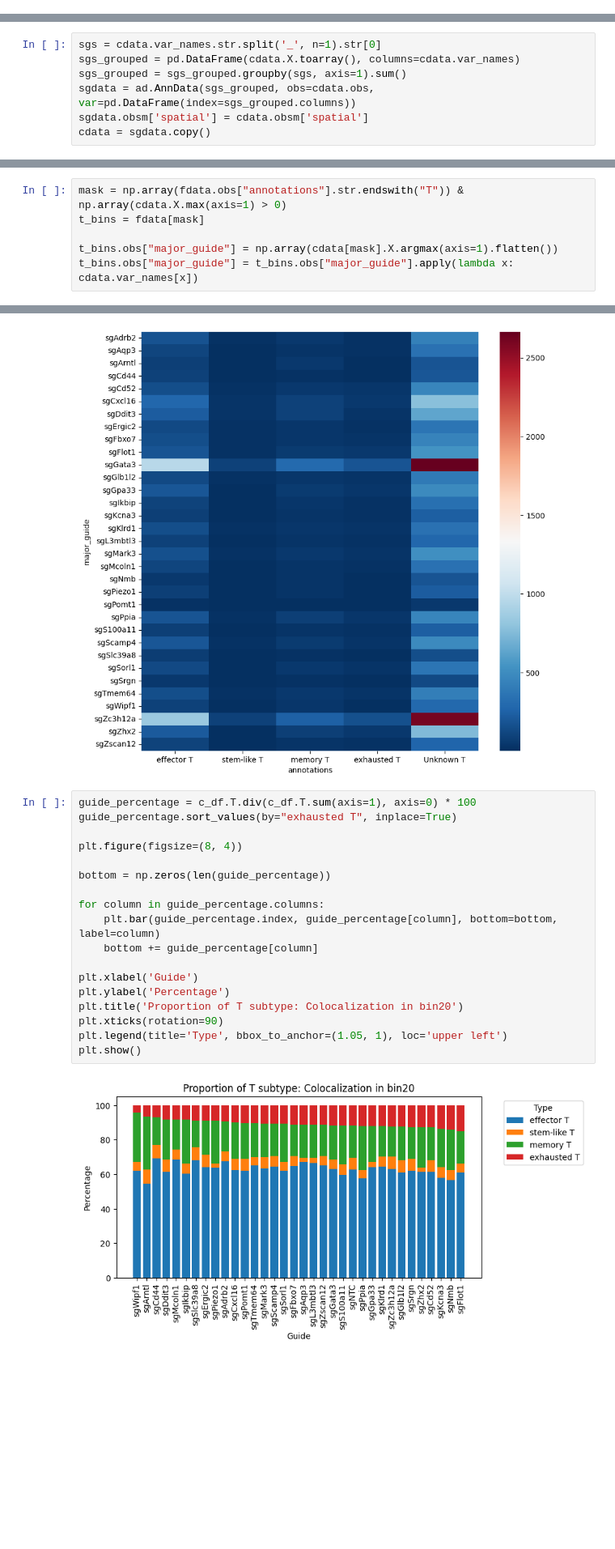
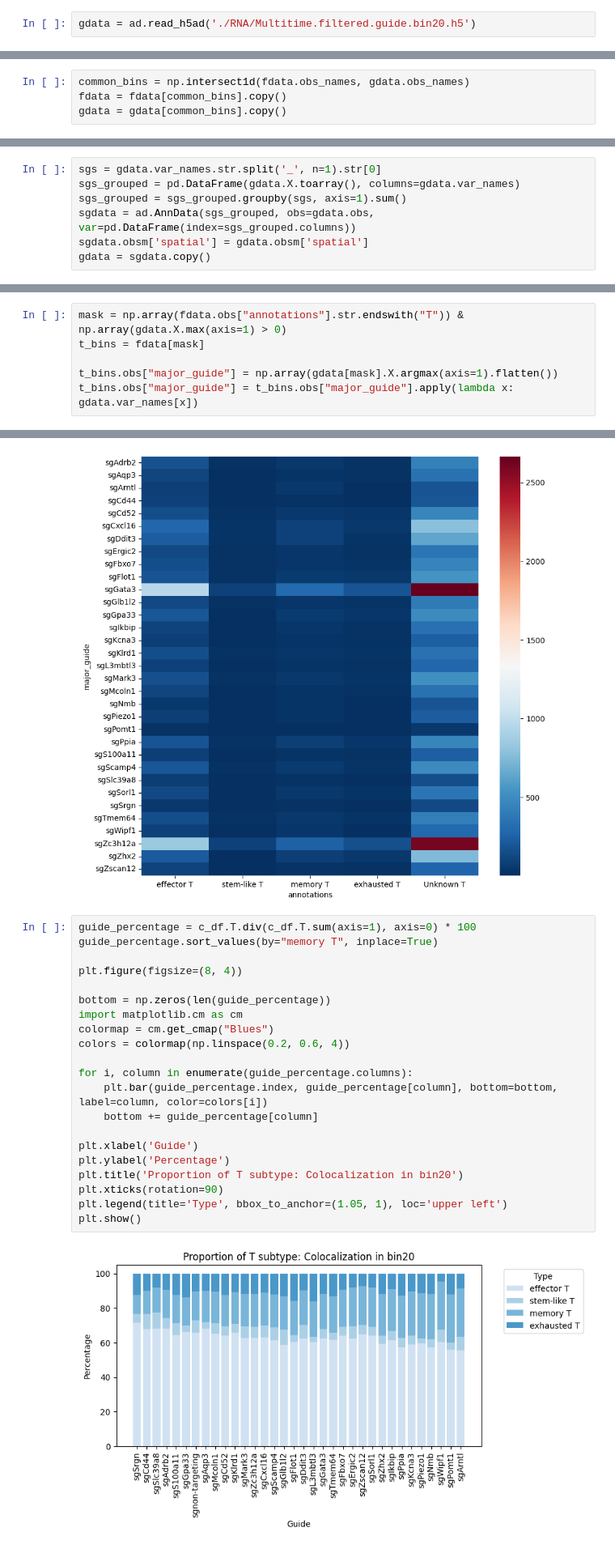
Before and after one commit to pkuTrasond/SPAC-seq, a Jupyter notebook: analysis/t_screen/C_guide_colocalization_with_T_subtype.ipynb, the cells around one changed output, grey strips where cells are left out. Shown at 81% size. Cells and saved outputs as stored; diff of their text form; blank space fills up the shorter version.

```diff
--- a/analysis/t_screen/C_guide_colocalization_with_T_subtype.ipynb
+++ b/analysis/t_screen/C_guide_colocalization_with_T_subtype.ipynb
@@ -13,3 +13,5 @@ import seaborn as sns
 import matplotlib.colors as mcolors
 # %%
 fdata = ad.read_h5ad("./RNA/Multitime.annotation.h5")
+# %%
+gdata = ad.read_h5ad('./RNA/Multitime.filtered.guide.bin20.h5')
@@ -16,3 +35,7 @@ fdata = ad.read_h5ad("./RNA/Multitime.annotation.h5")
+# %%
+common_bins = np.intersect1d(fdata.obs_names, gdata.obs_names)
+fdata = fdata[common_bins].copy()
+gdata = gdata[common_bins].copy()
 # %%
 data_list = ["./RNA/B924-1.guide.bin_20.h5", "./RNA/B926-1.guide.bin_20.h5", "./RNA/B922-1.guide.bin_20.h5",
              "./RNA/B924-2.guide.bin_20.h5", "./RNA/B926-2.guide.bin_20.h5", "./RNA/B922-2.guide.bin_20.h5"]
@@ -29,9 +52,9 @@ cdata.obs_names_make_unique()
 cdata[:, "sgNTC"].X = cdata[:, "sgnon-targeting_1_gene"].X + cdata[:, "sgnon-targeting_2_gene"].X + cdata[:, "sgNTC"].X
 cdata = cdata[:, ~cdata.var_names.str.startswith("sgnon")].copy()
 # %%
-sgs = cdata.var_names.str.split('_', n=1).str[0]
-sgs_grouped = pd.DataFrame(cdata.X.toarray(), columns=cdata.var_names)
+sgs = gdata.var_names.str.split('_', n=1).str[0]
+sgs_grouped = pd.DataFrame(gdata.X.toarray(), columns=gdata.var_names)
 sgs_grouped = sgs_grouped.groupby(sgs, axis=1).sum()
-sgdata = ad.AnnData(sgs_grouped, obs=cdata.obs, var=pd.DataFrame(index=sgs_grouped.columns))
-sgdata.obsm['spatial'] = cdata.obsm['spatial']
-cdata = sgdata.copy()
+sgdata = ad.AnnData(sgs_grouped, obs=gdata.obs, var=pd.DataFrame(index=sgs_grouped.columns))
+sgdata.obsm['spatial'] = gdata.obsm['spatial']
+gdata = sgdata.copy()
@@ -150,11 +208,11 @@ See the caveats in the documentation: https://pandas.pydata.org/pandas-docs/stab
   filtered_data["value"] = np.log(filtered_data["value"])
 [figure]
 # %%
-mask = np.array(fdata.obs["annotations"].str.endswith("T")) & np.array(cdata.X.max(axis=1) > 0)
+mask = np.array(fdata.obs["annotations"].str.endswith("T")) & np.array(gdata.X.max(axis=1) > 0)
 t_bins = fdata[mask]
 
-t_bins.obs["major_guide"] = np.array(cdata[mask].X.argmax(axis=1).flatten())
-t_bins.obs["major_guide"] = t_bins.obs["major_guide"].apply(lambda x: cdata.var_names[x])
+t_bins.obs["major_guide"] = np.array(gdata[mask].X.argmax(axis=1).flatten())
+t_bins.obs["major_guide"] = t_bins.obs["major_guide"].apply(lambda x: gdata.var_names[x])
 # %%
 c_df = t_bins.obs[["major_guide", "annotations"]].groupby("major_guide").value_counts().unstack().iloc[:, :-1].T
 c_df
@@ -174,21 +232,24 @@ plt.show()
 [figure]
 # %%
 guide_percentage = c_df.T.div(c_df.T.sum(axis=1), axis=0) * 100
-guide_percentage.sort_values(by="exhausted T", inplace=True)
+guide_percentage.sort_values(by="memory T", inplace=True)
 
 plt.figure(figsize=(8, 4))
 
 bottom = np.zeros(len(guide_percentage))
+import matplotlib.cm as cm
+colormap = cm.get_cmap("Blues")
+colors = colormap(np.linspace(0.2, 0.6, 4))
 
-for column in guide_percentage.columns:
-    plt.bar(guide_percentage.index, guide_percentage[column], bottom=bottom, label=column)
+for i, column in enumerate(guide_percentage.columns):
+    plt.bar(guide_percentage.index, guide_percentage[column], bottom=bottom, label=column, color=colors[i])
     bottom += guide_percentage[column]
 
 plt.xlabel('Guide')
 plt.ylabel('Percentage')
 plt.title('Proportion of T subtype: Colocalization in bin20')
 plt.xticks(rotation=90)
 plt.legend(title='Type', bbox_to_anchor=(1.05, 1), loc='upper left')
 plt.show()
 # %% [output]
-[figure, old version]
+[figure, new version]
```
Also changed, not shown: parts of 11 cells of this notebook, 50 other files.
